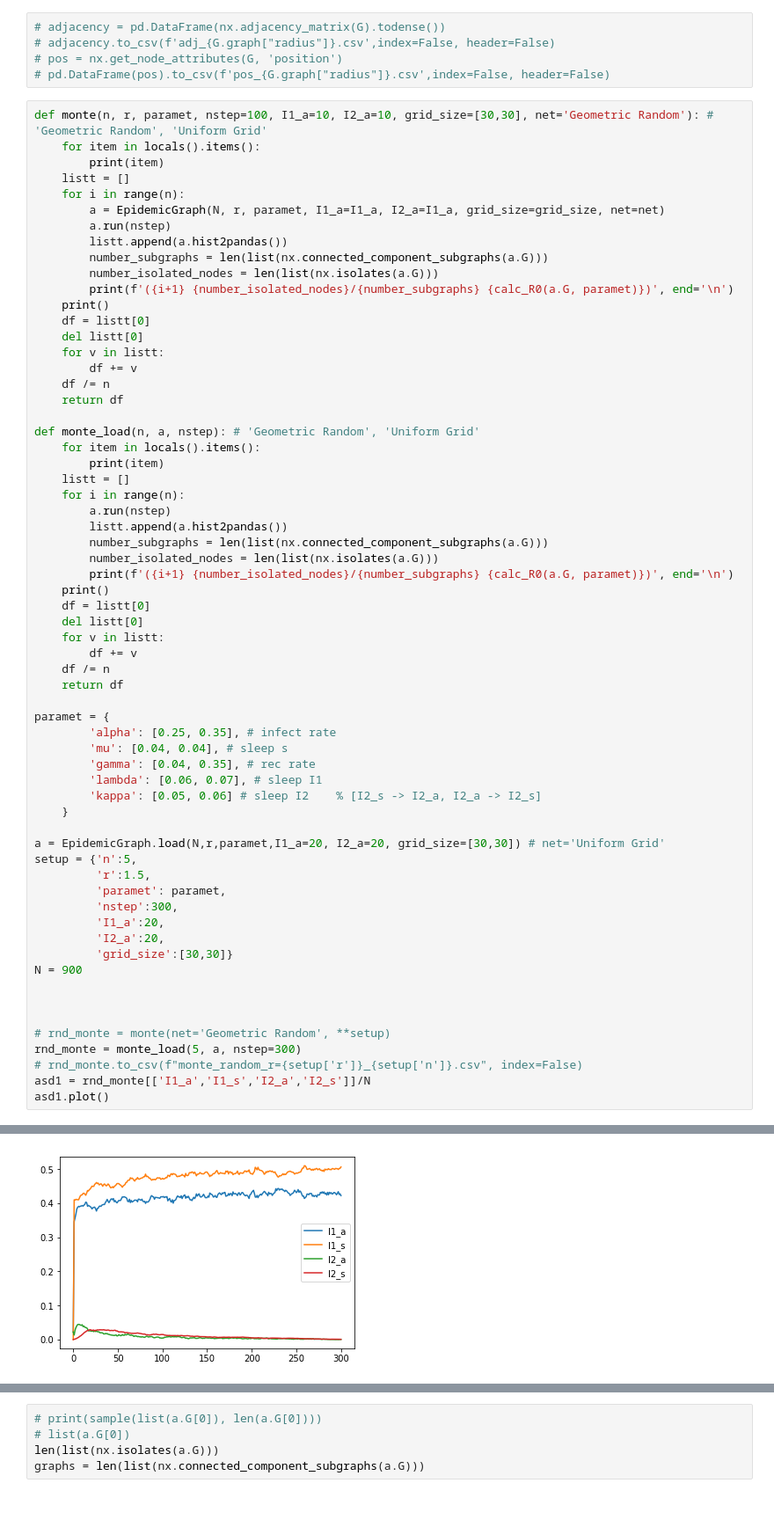
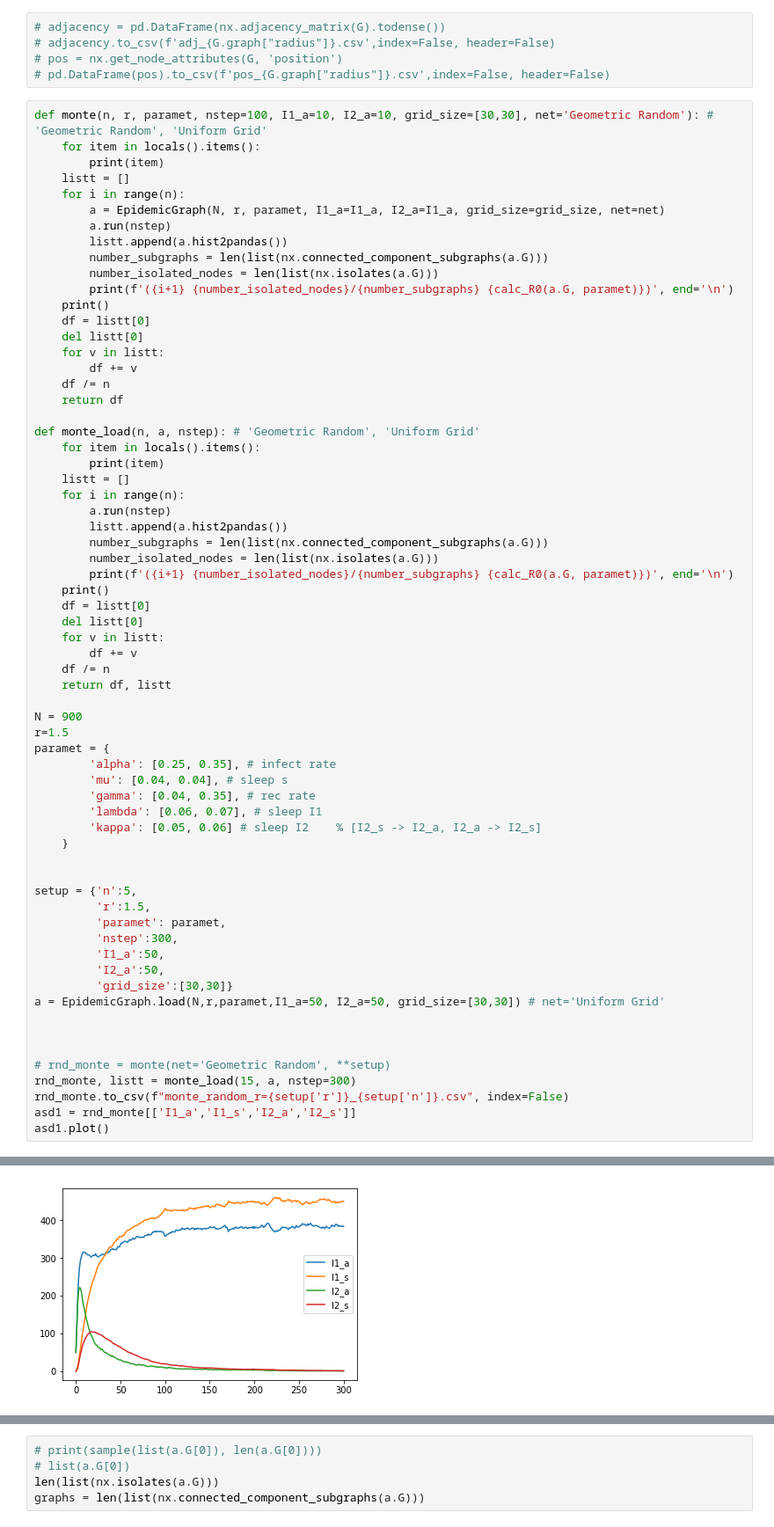
Before and after one commit to Dmitriy-Fedorov/Epidemic-Model, a Jupyter notebook: fixed_adj/1st.ipynb, the cells around one changed output, grey strips where cells are left out. Shown: that part at 88% size. Drawn from its saved outputs; the diff is of its cells as text.

```diff
--- a/fixed_adj/1st.ipynb
+++ b/fixed_adj/1st.ipynb
@@ -90,8 +90,10 @@ def monte_load(n, a, nstep): # 'Geometric Random', 'Uniform Grid'
     for v in listt:
         df += v
     df /= n
-    return df
+    return df, listt
 
+N = 900
+r=1.5
 paramet = {
         'alpha': [0.25, 0.35], # infect rate
         'mu': [0.04, 0.04], # sleep s
@@ -100,21 +102,21 @@ paramet = {
         'kappa': [0.05, 0.06] # sleep I2    % [I2_s -> I2_a, I2_a -> I2_s]
     }
 
-a = EpidemicGraph.load(N,r,paramet,I1_a=20, I2_a=20, grid_size=[30,30]) # net='Uniform Grid'
+
 setup = {'n':5,
          'r':1.5,
          'paramet': paramet,
          'nstep':300,
-         'I1_a':20,
-         'I2_a':20,
+         'I1_a':50,
+         'I2_a':50,
          'grid_size':[30,30]}
-N = 900
+a = EpidemicGraph.load(N,r,paramet,I1_a=50, I2_a=50, grid_size=[30,30]) # net='Uniform Grid'
 
 
 
 # rnd_monte = monte(net='Geometric Random', **setup)
-rnd_monte = monte_load(5, a, nstep=300)
-# rnd_monte.to_csv(f"monte_random_r={setup['r']}_{setup['n']}.csv", index=False)
-asd1 = rnd_monte[['I1_a','I1_s','I2_a','I2_s']]/N
+rnd_monte, listt = monte_load(15, a, nstep=300)
+rnd_monte.to_csv(f"monte_random_r={setup['r']}_{setup['n']}.csv", index=False)
+asd1 = rnd_monte[['I1_a','I1_s','I2_a','I2_s']]
 asd1.plot()
 # %% [output]
@@ -129,5 +141,5 @@ asd1.plot()
 <matplotlib.axes._subplots.AxesSubplot at 0x...>
-[figure, old version]
+[figure, new version]
 # %%
 uni_monte = monte(net='Uniform Grid', **setup)
 uni_monte.to_csv(f'monte_uniform_r={setup["r"]}_{setup["n"]}.csv', index=False)
```
Also changed, not shown: parts of 2 cells of this notebook, 2 other files.
